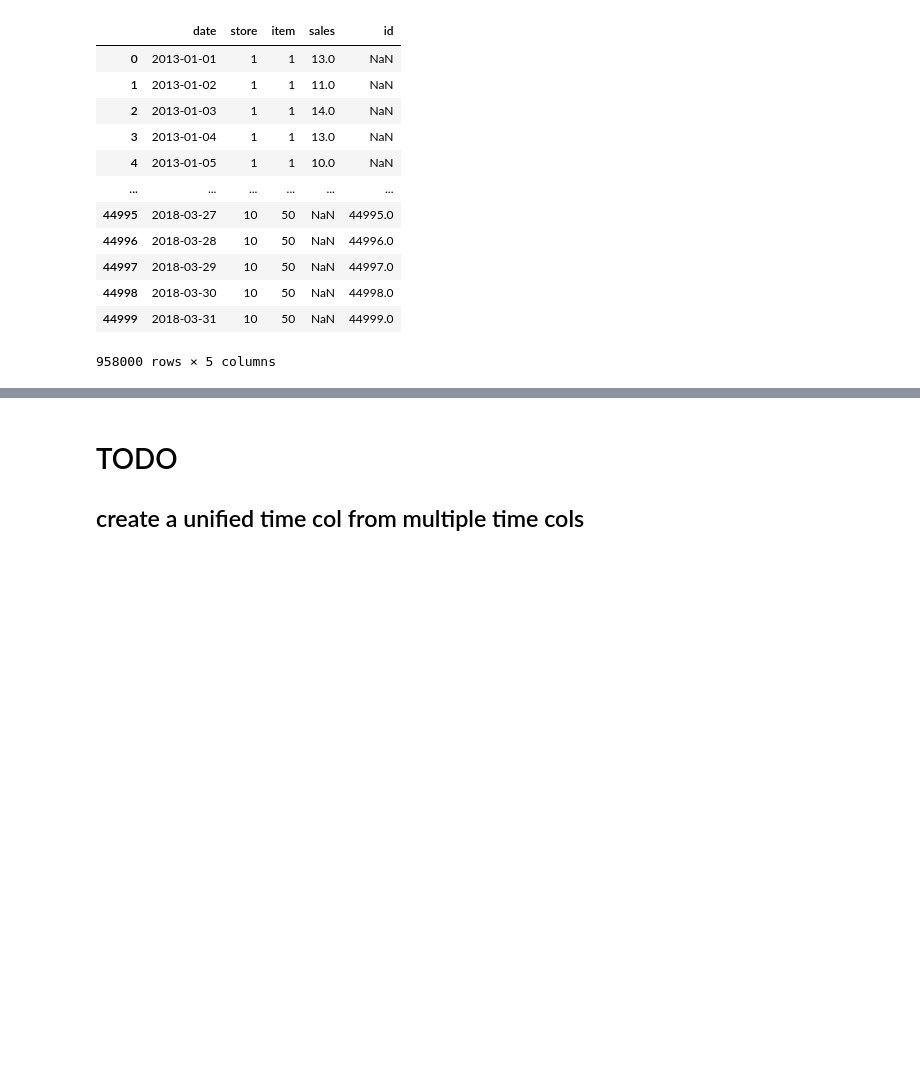
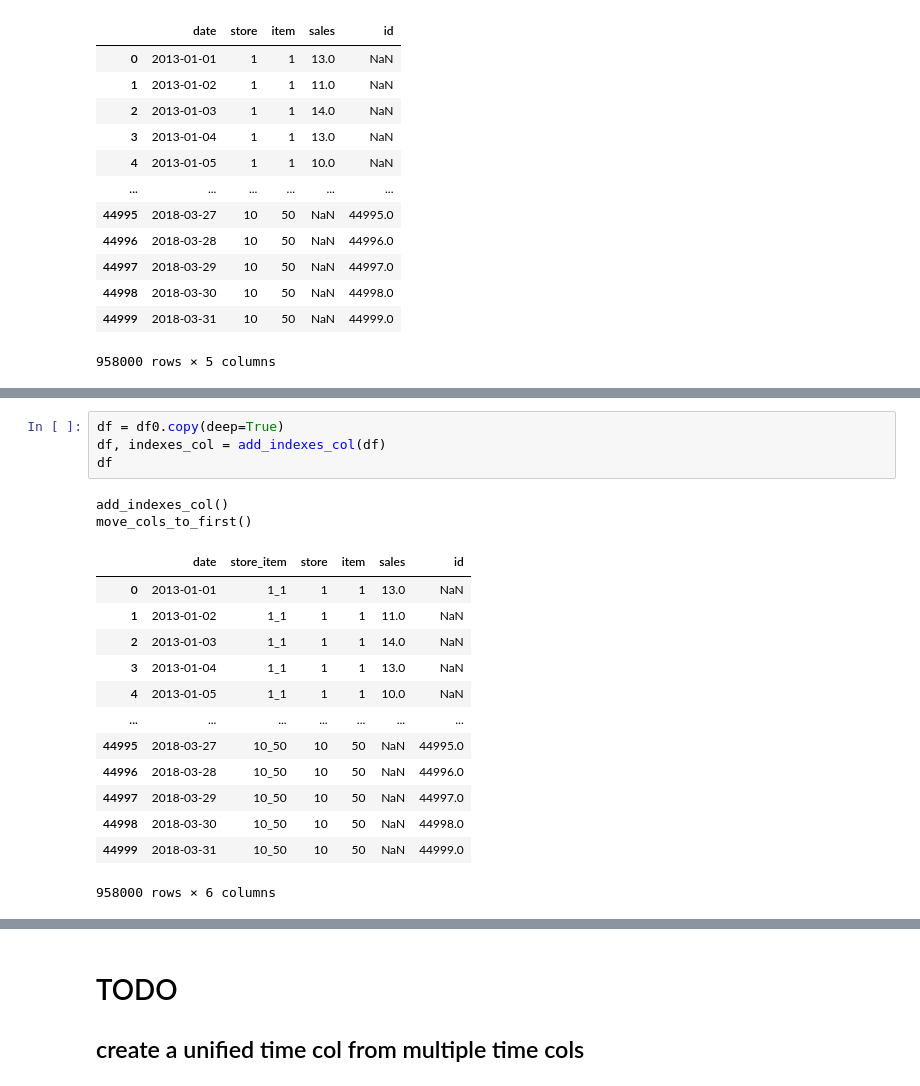
Before and after one commit to dormeir999/time-series-prediction, a Jupyter notebook: reasearch-engine.ipynb, the cells around one changed output, grey strips where cells are left out. Cells and saved outputs as stored; diff of their text form; blank space fills up the shorter version.

```diff
--- a/reasearch-engine.ipynb
+++ b/reasearch-engine.ipynb
@@ -168,0 +253,20 @@ add_missing_dates_fill_target_zero(df0[1:])
+# %%
+df = df0.copy(deep=True)
+df, indexes_col = add_indexes_col(df)
+df
+# %% [output]
+add_indexes_col()
+move_cols_to_first()
+|  | date | store_item | store | item | sales | id |
+| 0 | 2013-01-01 | 1_1 | 1 | 1 | 13.0 | NaN |
+| 1 | 2013-01-02 | 1_1 | 1 | 1 | 11.0 | NaN |
+| 2 | 2013-01-03 | 1_1 | 1 | 1 | 14.0 | NaN |
+| 3 | 2013-01-04 | 1_1 | 1 | 1 | 13.0 | NaN |
+| 4 | 2013-01-05 | 1_1 | 1 | 1 | 10.0 | NaN |
+| ... | ... | ... | ... | ... | ... | ... |
+| 44995 | 2018-03-27 | 10_50 | 10 | 50 | NaN | 44995.0 |
+| 44996 | 2018-03-28 | 10_50 | 10 | 50 | NaN | 44996.0 |
+| 44997 | 2018-03-29 | 10_50 | 10 | 50 | NaN | 44997.0 |
+| 44998 | 2018-03-30 | 10_50 | 10 | 50 | NaN | 44998.0 |
+| 44999 | 2018-03-31 | 10_50 | 10 | 50 | NaN | 44999.0 |
+958000 rows × 6 columns
```
Also changed, not shown: parts of 23 cells of this notebook, 1 other file.
